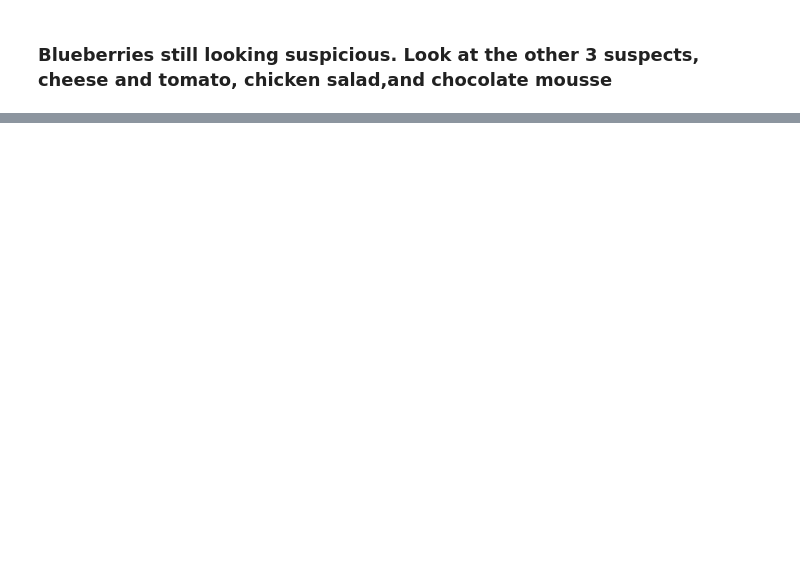
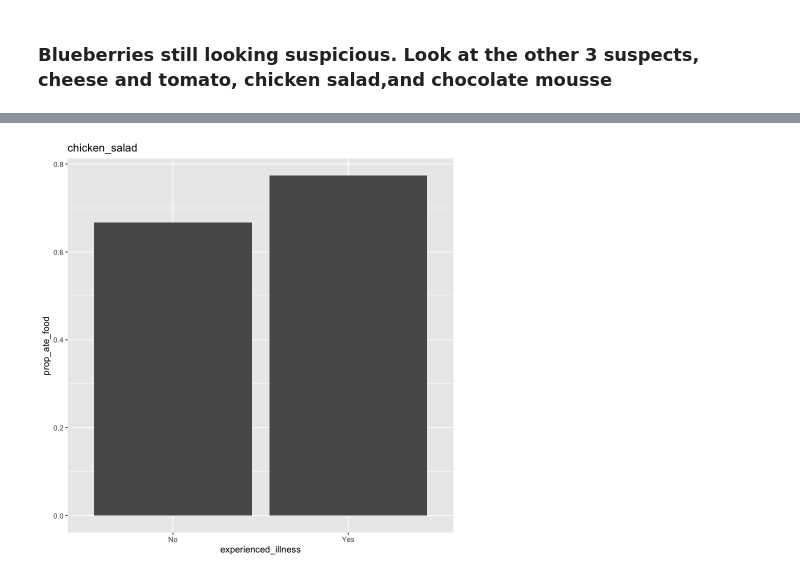
Before and after one commit to pgcudahy/epm_301_aa, a Jupyter notebook: notebooks/Outbreak_analysis.ipynb, the cells around one changed output, grey strips where cells are left out. Saved outputs shown, nothing was run; the diff lists cells and outputs as text; code cells hidden in the pictures; blank space fills up the shorter version.

```diff
--- a/notebooks/Outbreak_analysis.ipynb
+++ b/notebooks/Outbreak_analysis.ipynb
@@ -359,0 +415,4 @@ plot_food_diffs(outbreak_48h_df$c_13_choc_mousse, outbreak_48h_df$b_3_experience
+# %%
+plot_food_diffs(outbreak_49h_df$c_13_chicken_salad, outbreak_49h_df$illness_first_49h)
+# %% [output]
+[figure, added]
```
Also changed, not shown: parts of 20 cells of this notebook.
